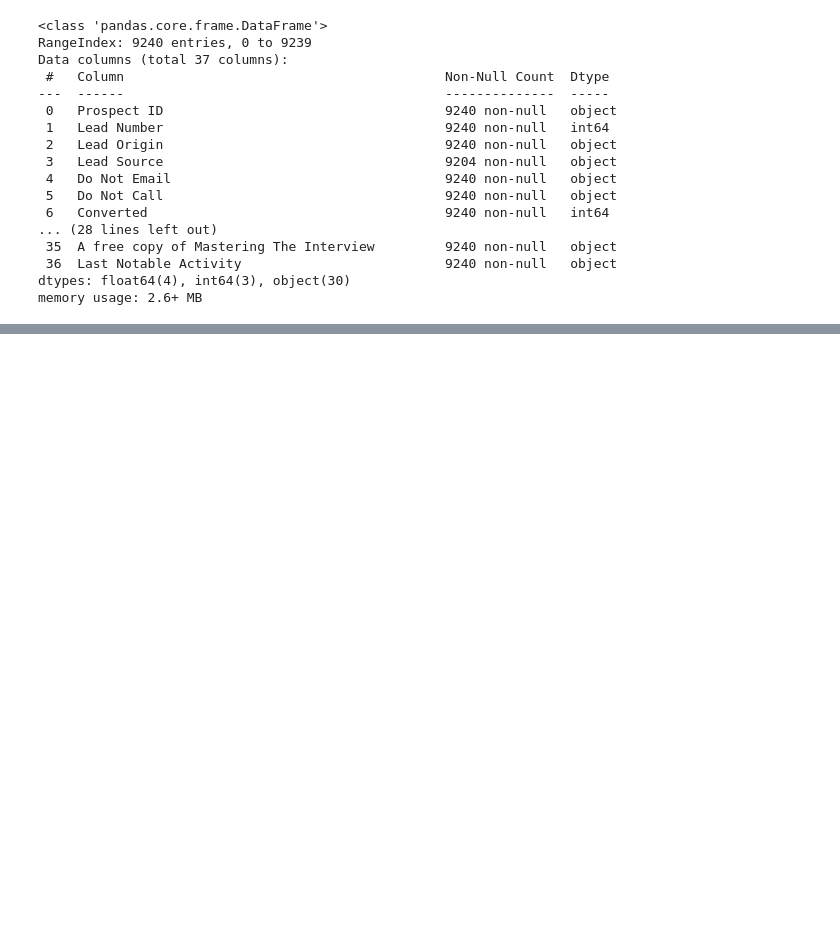
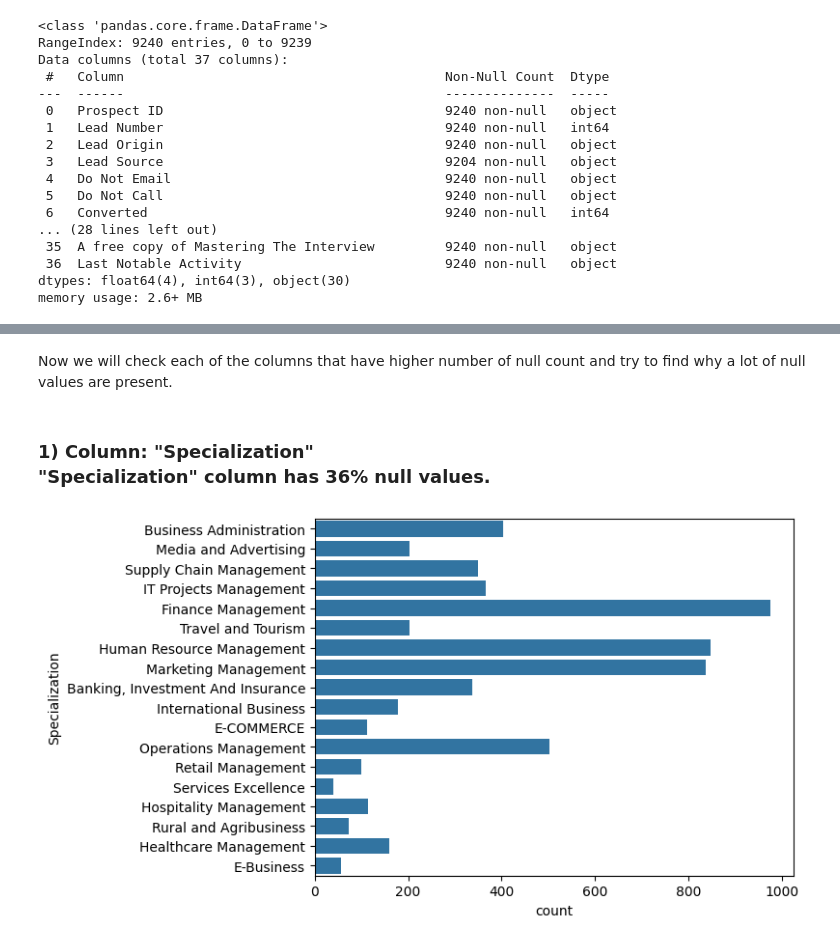
Before and after one commit to KaustavGhosh-97/Lead-Scoring-Case, a Jupyter notebook: Lead_Scoring_case_study.ipynb, the cells around one changed output, grey strips where cells are left out. Saved outputs shown, nothing was run; the diff lists cells and outputs as text; code cells hidden in the pictures; blank space fills up the shorter version.

```diff
--- a/Lead_Scoring_case_study.ipynb
+++ b/Lead_Scoring_case_study.ipynb
@@ -73,0 +87,7 @@ data.describe()
+# %%
+# Converting "Select" values to NaN.
+data = data.replace("Select", np.nan)
+# %%
+# checking the columns for null values. Using mean to get the percentage of null values for that column.
+null_check = round(data.isnull().mean()*100,2)
+null_check
@@ -73,0 +113,4 @@ data.describe()
+# %%
+# getting the columns that had null values greater of equal to 40
+col_to_remove_for_null = null_check[null_check >=40].index.to_numpy()
+col_to_remove_for_null
@@ -73,0 +122,2 @@ data.describe()
+# %%
+data.drop(col_to_remove_for_null , inplace = True, axis=1)
@@ -73,0 +145,9 @@ data.describe()
+# %% [markdown]
+Now we will check each of the columns that have higher number of null count and try to find why a lot of null values are present.
+# %% [markdown]
+### 1) Column: "Specialization" <br> "Specialization" column has 36% null values.
+# %%
+sns.countplot(data["Specialization"])
+plt.show()
+# %% [output]
+[figure, added]
```
Also changed, not shown: parts of 274 cells of this notebook.
